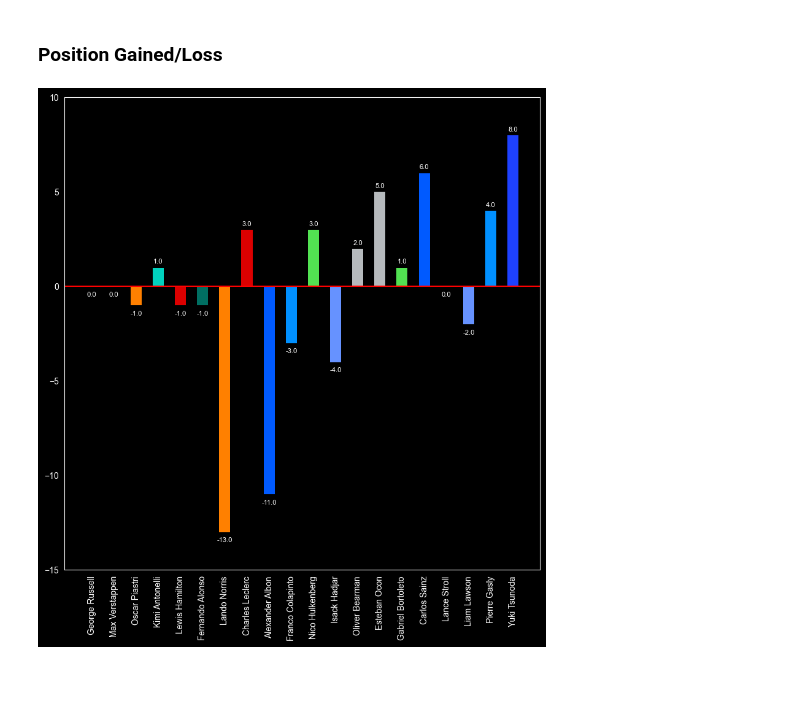
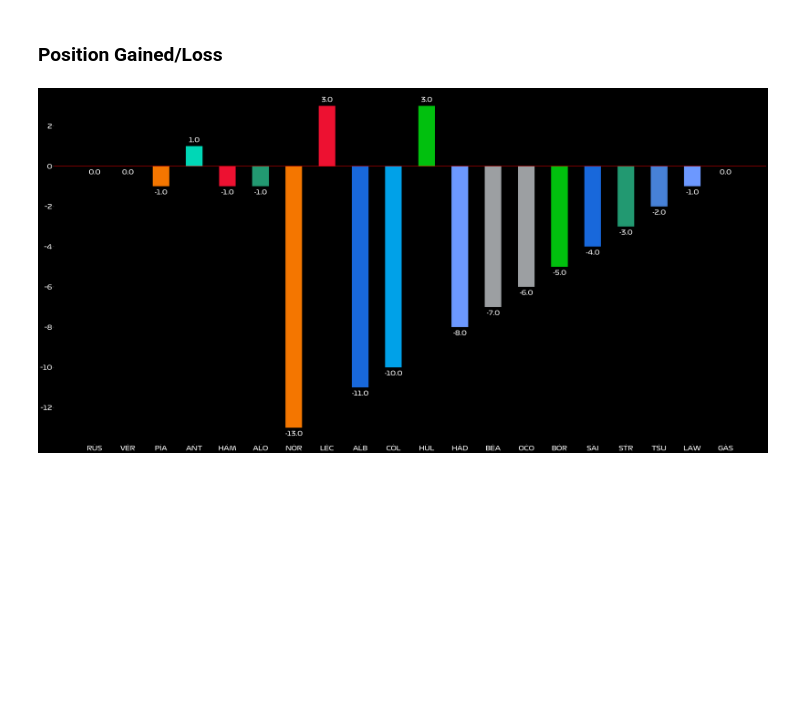
Before and after one commit to SumanGouda/MATPLOTLIB-MODULE, a Jupyter notebook: STREAMLIT & PANEL/F1 RACE ANALYSIS PROJECTS/F1 Candian GP 2025/NOTEBOOK/F1 Canadian GP 2025 .ipynb, the cells around one changed output. Drawn from its saved outputs; the diff is of its cells as text; code cells hidden in the pictures; blank space fills up the shorter version.

```diff
--- a/STREAMLIT & PANEL/F1 RACE ANALYSIS PROJECTS/F1 Candian GP 2025/NOTEBOOK/F1 Canadian GP 2025 .ipynb
+++ b/STREAMLIT & PANEL/F1 RACE ANALYSIS PROJECTS/F1 Candian GP 2025/NOTEBOOK/F1 Canadian GP 2025 .ipynb
@@ -48,0 +10,17 @@ for _, row in df.iterrows():
+# %%
+import fastf1
+
+# Enable FastF1 cache
+fastf1.Cache.enable_cache(r"D:\PYTON PROGRAMMING\PYTHON FILES\Data-Visualization-Using-Python\STREAMLIT & PANEL\F1 RACE ANALYSIS PROJECTS\F1 Candian GP 2025\cache")
+
+# Load session
+session = fastf1.get_session(2025, 'canada', 'R')
+session.load()
+
+# Get the laps data
+df = session.laps
+results = session.results.sort_values(by='Abbreviation')
+
+# Load Font
+bold_font = FontProperties(fname=r"D:\PYTON PROGRAMMING\PYTHON FILES\Data-Visualization-Using-Python\STREAMLIT & PANEL\F1 RACE ANALYSIS PROJECTS\F1 Candian GP 2025\F1 Font\Formula1-Bold_web_0.ttf")
+regular_font = FontProperties(fname=r"D:\PYTON PROGRAMMING\PYTHON FILES\Data-Visualization-Using-Python\STREAMLIT & PANEL\F1 RACE ANALYSIS PROJECTS\F1 Candian GP 2025\F1 Font\Formula1-Regular_web_0.ttf")
@@ -95,70 +120,62 @@ plt.show()
 # %% [markdown]
 ### Position Gained/Loss
 # %%
-import matplotlib.font_manager as fm
+results.sort_values(by='Abbreviation')[['Abbreviation', 'TeamColor']]
+grid_pos = results[['GridPosition']].reset_index(drop=True)
+pivot_df = df.pivot_table(index='Driver', columns='LapNumber', values='Position')
+pivot_df.insert(loc=0, column='0.0', value=grid_pos['GridPosition'].tolist())
+pivot_df.sort_values(by='0.0', inplace=True)
 
-font_name = 'Arial'
-font_file = r"C:\Users\LENOVO\Downloads\Arial Font\ARIAL.TTF"
+fig, ax = plt.subplots(figsize=(50, 25))
+fig.set_facecolor('black')
+ax.set_facecolor('black')
+ax.tick_params(colors='white')
+for tick in ax.get_xticklabels() + ax.get_yticklabels():
+    tick.set_fontproperties(regular_font)
+    tick.set_fontsize(25)
 
-# Register the font with matplotlib
-fm.fontManager.addfont(font_file)
+for driver in pivot_df.index.tolist():
+    start_pos = pivot_df.loc[driver].iloc[0]            # First column (grid start)
+    end_pos = pivot_df.loc[driver].iloc[-1]             # Last column (final position)
 
-df['FINISHED'] = df['FINISHED'].fillna(20)
-df['Gain/Loss'] = df['Grid Position'] - df['FINISHED']
+    diff = start_pos - end_pos
+    if pd.isna(end_pos):
+        diff = start_pos - 20       # If the final value is NaN, return 20 instead
 
-fig, ax = plt.subplots(figsize=(10,10))
+    try :
+        color_code = "#" + str(results.loc[results['Abbreviation'] == driver, 'TeamColor'].values[0])
+    except IndexError:
+        color_code = "#FAF5F5"  # fallback color
 
-fig.set_facecolor('black')
-
-ax.set_facecolor('black')
-
-for spine in ax.spines.values():
-    spine.set_color('white')
-
-for driver, team in driver_teams.items():
-    color = team_colors.get(team, 'white')  # default to white if team not found
-    ax.bar(
-    x = driver,
-    height = df['Gain/Loss'][df['Driver Name'] == driver],
-    color = color,
-    width = 0.5
-)
-
-for driver in df['Driver Name']:
-    height = df.loc[df['Driver Name'] == driver, 'Gain/Loss'].values[0]
-    if height > 0:
+    ax.bar(x = driver, height=diff, color=color_code, width=0.5)
+    if diff > 0:
         ax.text(
             driver,
-            height + 0.3,
-            str(height),
+            diff + 0.3,
+            str(diff),
             color = 'white',
-            fontsize = 8,
-            fontname = font_name,
+            fontsize = 25,
+            fontproperties = regular_font,
             ha = 'center',
             va = 'center'
         )
     else:
         ax.text(
             driver,
-            height - 0.6,
-            str(height),
+            diff - 0.3,
+            str(diff),
             color = 'white',
-            fontsize = 8,
-            fontname = font_name,
+            fontsize = 25,
+            fontproperties = regular_font,
             ha = 'center',
-            va = 'bottom'
+            va = 'center'
         )
 
-plt.ylim((-15, 10))
-
-plt.yticks(color = 'white', fontsize = 10, fontname = font_name)
-plt.xticks(rotation=90, color = 'white', fontsize = 10, fontname = font_name)
-
-
+ax.tick_params(colors='white')
 ax.axhline(y=0, color='red', linestyle='-')
 plt.show()
 # %% [output]
-[figure, old version]
+[figure, new version]
 # %% [markdown]
 #
 # %% [markdown]
```
Also changed, not shown: parts of 9 cells of this notebook, 11 other files.
